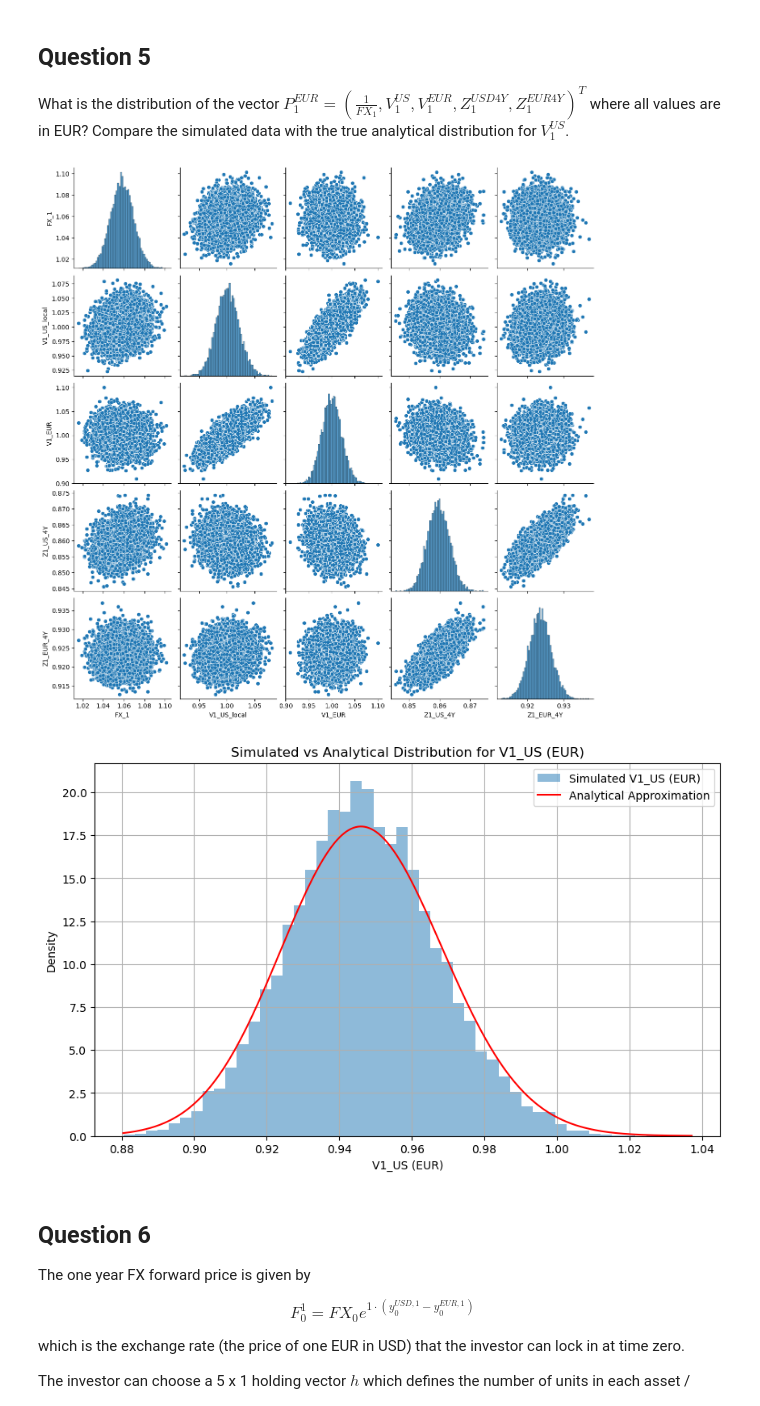
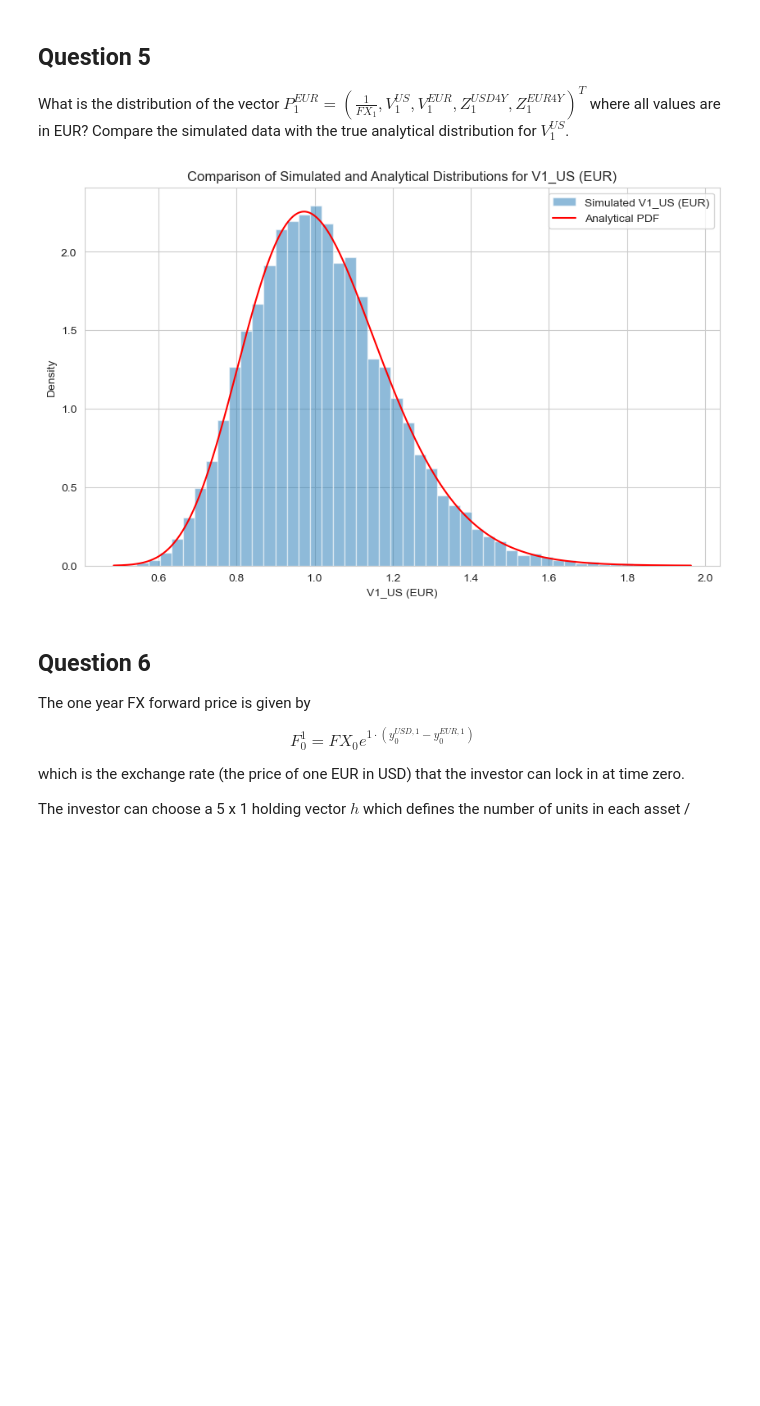
Before and after one commit to tbearlarsen/PyExam, a Jupyter notebook: Exam.ipynb, the cells around one changed output. Saved outputs shown, nothing was run; the diff lists cells and outputs as text; code cells hidden in the pictures; blank space fills up the shorter version.

```diff
--- a/Exam.ipynb
+++ b/Exam.ipynb
@@ -277,44 +277,47 @@ mean_P1 = np.array([
 ## Question 5
 What is the distribution of the vector $P_{1}^{EUR} = (\frac{1}{F{X_1}}, V_{1}^{US}, V_{1}^{EUR}, Z_{1}^{USD 4Y}, Z_{1}^{EUR 4Y})^T$ where all values are in EUR? Compare the simulated data with the true analytical distribution for $V_{1}^{US}$.
 # %%
-from Questions.Q4 import FX_1, V1_US_local, Z1_US_4Y, V1_EUR, Z1_EUR_4Y
+# Mean and variance for P1^{EUR}
+# Reciprocal FX
+mean_1_FX = np.exp(-mean_log_FX + var_log_FX)
+var_1_FX = (np.exp(var_log_FX) - 1) * np.exp(-2 * mean_log_FX + var_log_FX)
 
-# Transform to EUR
-FX_1_inverse = 1 / FX_1
-V1_US = V1_US_local * FX_1_inverse
-Z1_US_4Y_EUR = Z1_US_4Y * FX_1_inverse
+# V1_US in EUR
+mean_V1_US_EUR = np.exp(mean_log_V_US) * mean_1_FX
+var_V1_US_EUR = (np.exp(var_log_V_US) - 1) * np.exp(2 * mean_log_V_US + var_log_V_US) + var_1_FX * mean_V1_US_EUR**2
 
-# Combine into the joint vector P1^EUR
-P1_EUR = np.column_stack((FX_1_inverse, V1_US, V1_EUR, Z1_US_4Y_EUR, Z1_EUR_4Y))
+# Z1_US_4Y in EUR
+mean_Z1_US_4Y_EUR = np.exp(mean_Z_US_4Y) * mean_1_FX
+var_Z1_US_4Y_EUR = (np.exp(var_Z_US_4Y) - 1) * np.exp(2 * mean_Z_US_4Y + var_Z_US_4Y) + var_1_FX * mean_Z1_US_4Y_EUR**2
 
-# Compare the simulated and analytical distributions for V1_US
-# Simulated distribution
+# Analytical approximations for lognormal PDF
+sigma_V1_US_EUR = np.sqrt(var_V1_US_EUR)
+mu_V1_US_EUR = np.log(mean_V1_US_EUR) - 0.5 * sigma_V1_US_EUR**2
+
+
+# Plot comparison between simulation and analytical PDF
+# Simulated data (placeholder for demonstration)
+V1_US_EUR_simulated = np.random.lognormal(mean=mu_V1_US_EUR, sigma=sigma_V1_US_EUR, size=10000)
+
 plt.figure(figsize=(10, 6))
-plt.hist(V1_US, bins=50, alpha=0.5, density=True, label="Simulated V1_US (EUR)")
 
-# Analytical approximation
-mu_v_us_local = np.log(np.mean(V1_US_local))
-sigma_v_us_local = np.std(np.log(V1_US_local))
-mu_fx = np.log(np.mean(FX_1))
-sigma_fx = np.std(np.log(FX_1))
+# Simulated histogram
+plt.hist(V1_US_EUR_simulated, bins=50, density=True, alpha=0.5, label='Simulated V1_US (EUR)')
 
-mu_analytical = mu_v_us_local - mu_fx  # Adjust mean for inverse FX
-sigma_analytical = np.sqrt(sigma_v_us_local**2 + sigma_fx**2)  # Variance addition
-
-x = np.linspace(V1_US.min(), V1_US.max(), 500)
-pdf = lognorm.pdf(x, s=sigma_analytical, scale=np.exp(mu_analytical))
-plt.plot(x, pdf, label="Analytical Approximation", color="red")
+# Analytical PDF
+x = np.linspace(min(V1_US_EUR_simulated), max(V1_US_EUR_simulated), 500)
+pdf = lognorm.pdf(x, s=sigma_V1_US_EUR, scale=np.exp(mu_V1_US_EUR))
+plt.plot(x, pdf, label='Analytical PDF', color='red')
 
 # Labels and legend
-plt.title("Simulated vs Analytical Distribution for V1_US (EUR)")
-plt.xlabel("V1_US (EUR)")
-plt.ylabel("Density")
+plt.title('Comparison of Simulated and Analytical Distributions for V1_US (EUR)')
+plt.xlabel('V1_US (EUR)')
+plt.ylabel('Density')
 plt.legend()
 plt.grid(True)
 plt.show()
 # %% [output]
-[figure, old version]
+[figure, new version]
-[figure, removed]
 # %% [markdown]
 ## Question 6
 The one year FX forward price is given by
```
Also changed, not shown: 2 other files.
